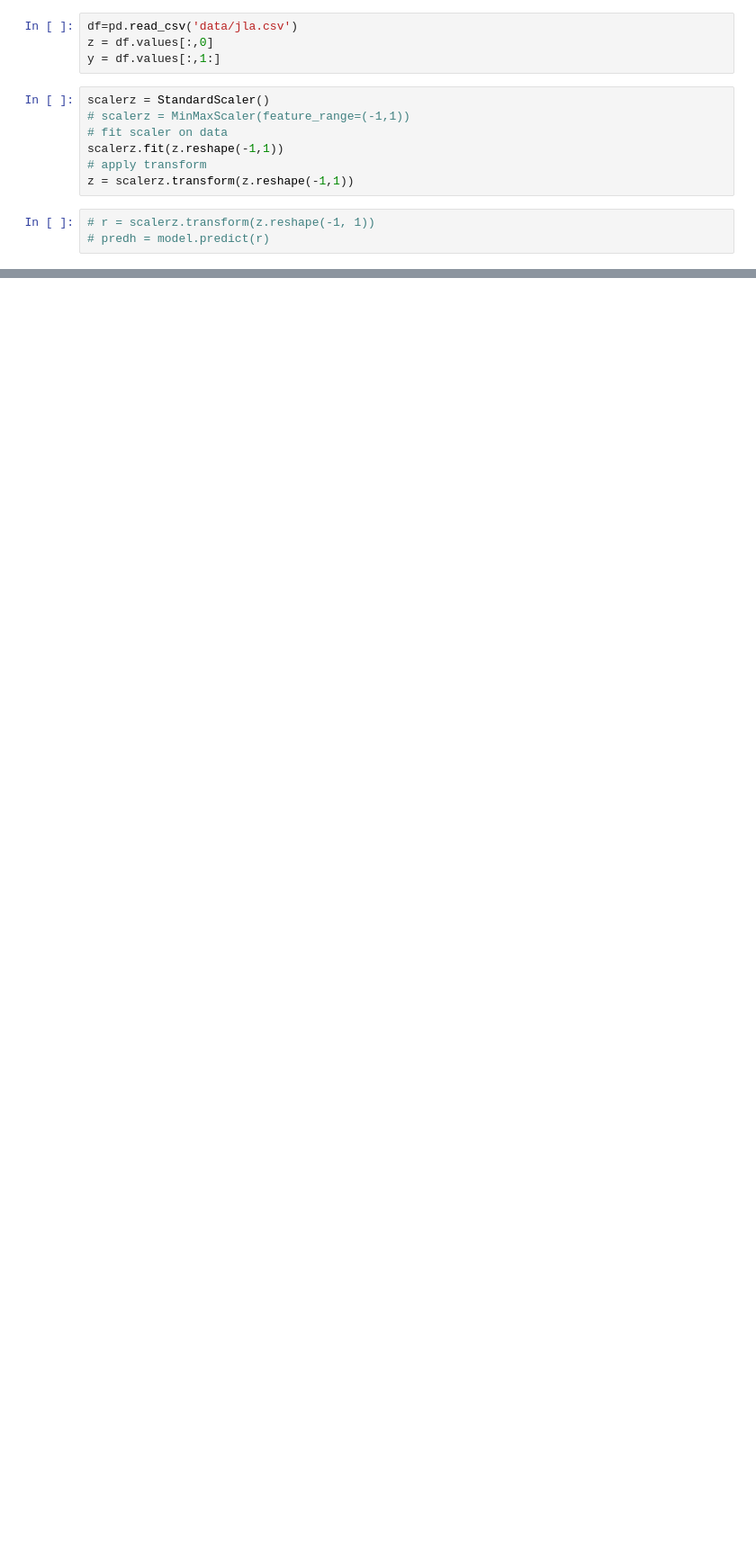
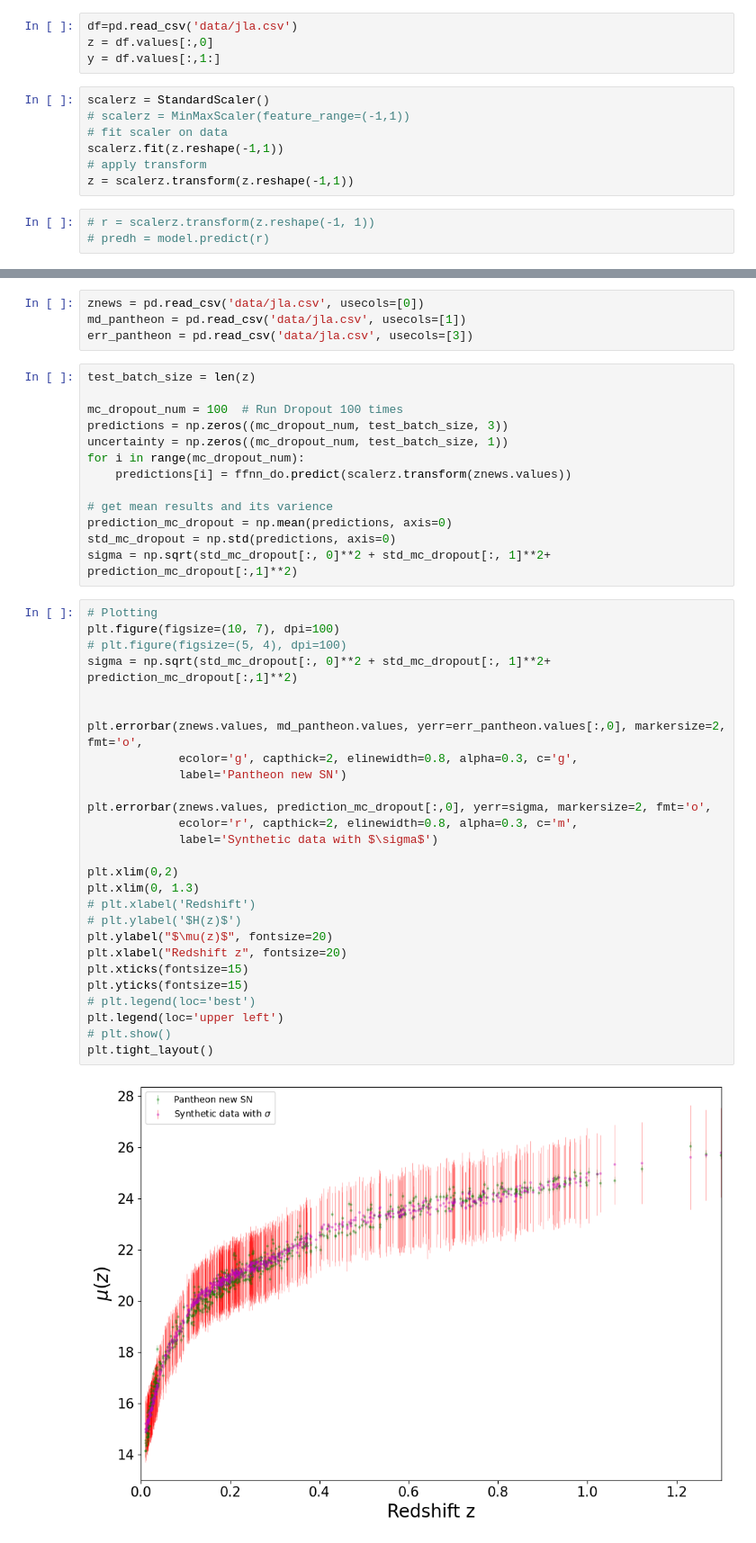
Before and after one commit to igomezv/SNIa_ML_regressions, a Jupyter notebook: loadModels.ipynb, the cells around one changed output, grey strips where cells are left out. Shown at 90% size. Drawn from its saved outputs; the diff is of its cells as text; blank space fills up the shorter version.

Commit message:
update notebook for new data files

```diff
--- a/loadModels.ipynb
+++ b/loadModels.ipynb
@@ -83,0 +83,46 @@ np.savetxt("sn_mcdo_mock.dat",mockmuz_ffnn_mcdo, delimiter=" ")
+# %%
+znews = pd.read_csv('data/jla.csv', usecols=[0])
+md_pantheon = pd.read_csv('data/jla.csv', usecols=[1])
+err_pantheon = pd.read_csv('data/jla.csv', usecols=[3])
+# %%
+test_batch_size = len(z)
+
+mc_dropout_num = 100  # Run Dropout 100 times
+predictions = np.zeros((mc_dropout_num, test_batch_size, 3))
+uncertainty = np.zeros((mc_dropout_num, test_batch_size, 1))
+for i in range(mc_dropout_num):
+    predictions[i] = ffnn_do.predict(scalerz.transform(znews.values))
+
+# get mean results and its varience
+prediction_mc_dropout = np.mean(predictions, axis=0)
+std_mc_dropout = np.std(predictions, axis=0)
+sigma = np.sqrt(std_mc_dropout[:, 0]**2 + std_mc_dropout[:, 1]**2+ prediction_mc_dropout[:,1]**2)
+# %%
+# Plotting
+plt.figure(figsize=(10, 7), dpi=100)
+# plt.figure(figsize=(5, 4), dpi=100)
+sigma = np.sqrt(std_mc_dropout[:, 0]**2 + std_mc_dropout[:, 1]**2+ prediction_mc_dropout[:,1]**2)
+
+
+plt.errorbar(znews.values, md_pantheon.values, yerr=err_pantheon.values[:,0], markersize=2, fmt='o',
+             ecolor='g', capthick=2, elinewidth=0.8, alpha=0.3, c='g',
+             label='Pantheon new SN')
+
+plt.errorbar(znews.values, prediction_mc_dropout[:,0], yerr=sigma, markersize=2, fmt='o',
+             ecolor='r', capthick=2, elinewidth=0.8, alpha=0.3, c='m',
+             label='Synthetic data with $\sigma$')
+
+plt.xlim(0,2)
+plt.xlim(0, 1.3)
+# plt.xlabel('Redshift')
+# plt.ylabel('$H(z)$')
+plt.ylabel("$\mu(z)$", fontsize=20)
+plt.xlabel("Redshift z", fontsize=20)
+plt.xticks(fontsize=15)
+plt.yticks(fontsize=15)
+# plt.legend(loc='best')
+plt.legend(loc='upper left')
+# plt.show()
+plt.tight_layout()
+# %% [output]
+[figure, added]
```
Also changed, not shown: parts of 10 cells of this notebook.
